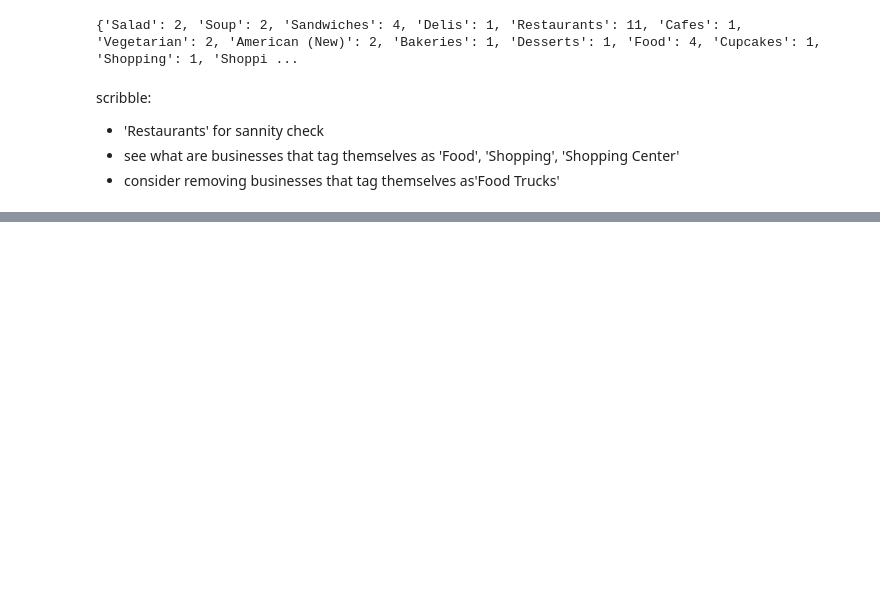
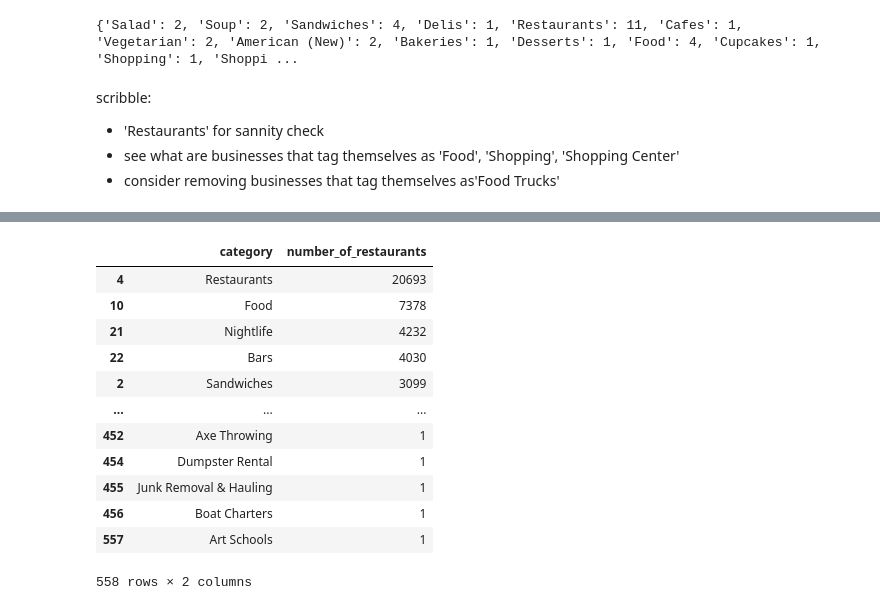
Before and after one commit to christinabrady/ds4a_women_project, a Jupyter notebook: clean-restaurant-data.ipynb, the cells around one changed output, grey strips where cells are left out. Drawn from its saved outputs; the diff is of its cells as text; code cells hidden in the pictures; blank space fills up the shorter version.

```diff
--- a/clean-restaurant-data.ipynb
+++ b/clean-restaurant-data.ipynb
@@ -207,0 +248,17 @@ scribble:
+# %%
+categories_agg_sorted = categories_agg.sort_values(by = 'number_of_restaurants', ascending = False)
+categories_agg_sorted
+# %% [output]
+|  | category | number_of_restaurants |
+| 4 | Restaurants | 20693 |
+| 10 | Food | 7378 |
+| 21 | Nightlife | 4232 |
+| 22 | Bars | 4030 |
+| 2 | Sandwiches | 3099 |
+| ... | ... | ... |
+| 452 | Axe Throwing | 1 |
+| 454 | Dumpster Rental | 1 |
+| 455 | Junk Removal & Hauling | 1 |
+| 456 | Boat Charters | 1 |
+| 557 | Art Schools | 1 |
+558 rows × 2 columns
```
Also changed, not shown: parts of 10 cells of this notebook.
